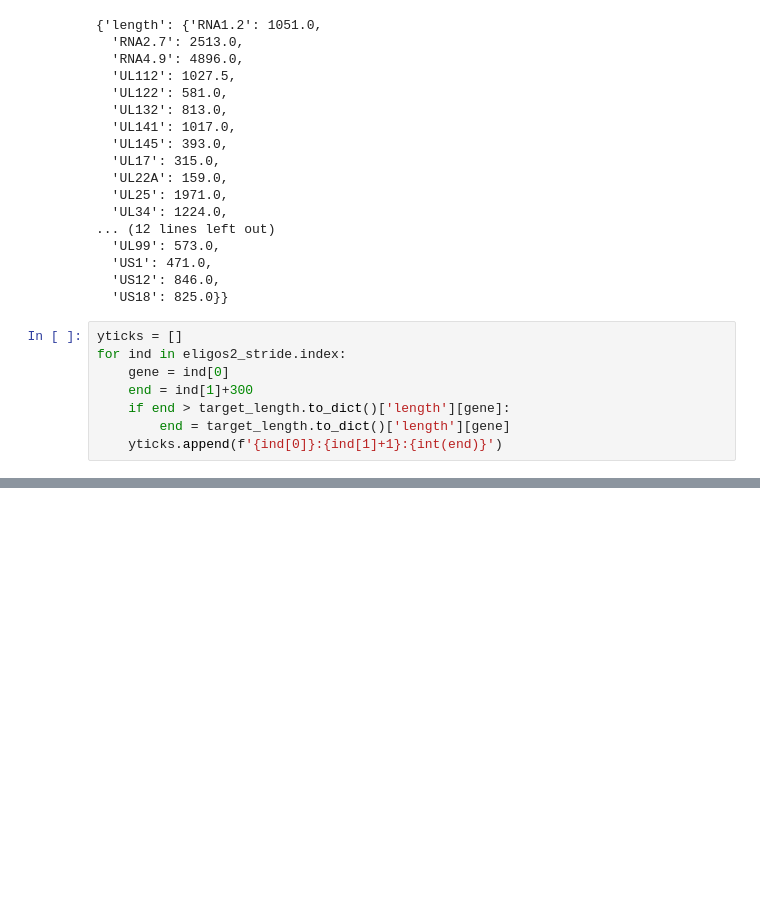
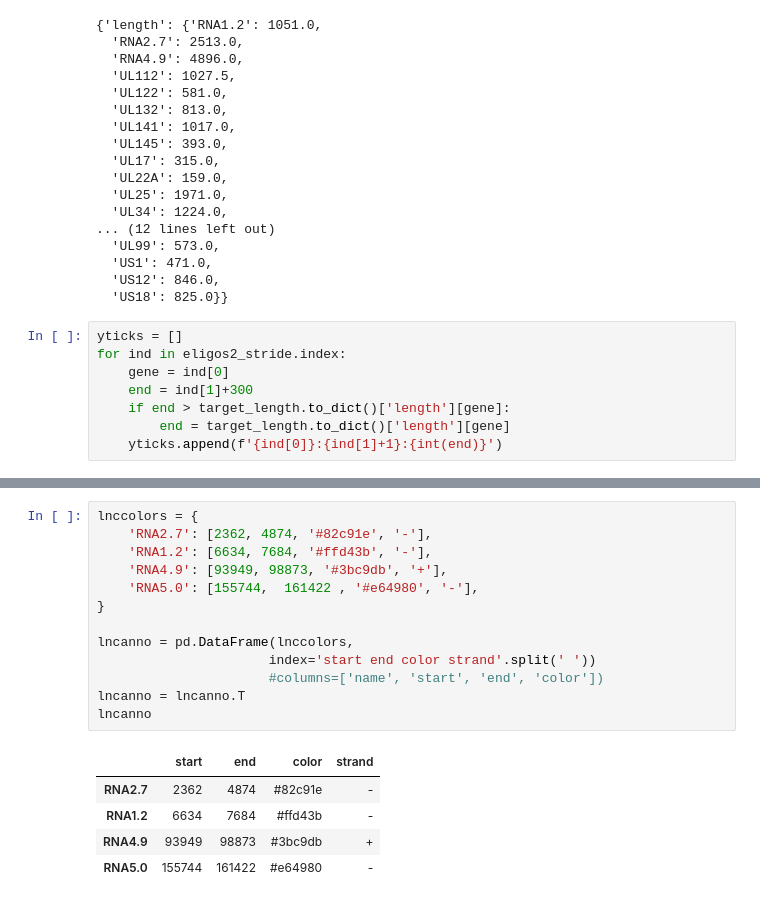
Before and after one commit to ChangLabSNU/hcmv_lnc_modi, a Jupyter notebook: figure_note/Figure_modi.ipynb, the cells around one changed output, grey strips where cells are left out. Saved outputs shown, nothing was run; the diff lists cells and outputs as text; blank space fills up the shorter version.

```diff
--- a/figure_note/Figure_modi.ipynb
+++ b/figure_note/Figure_modi.ipynb
@@ -293,0 +303,19 @@ for ind in eligos2_stride.index:
+# %%
+lnccolors = {
+    'RNA2.7': [2362, 4874, '#82c91e', '-'],
+    'RNA1.2': [6634, 7684, '#ffd43b', '-'],
+    'RNA4.9': [93949, 98873, '#3bc9db', '+'],
+    'RNA5.0': [155744,  161422 , '#e64980', '-'],
+}
+
+lncanno = pd.DataFrame(lnccolors,
+                      index='start end color strand'.split(' '))
+                      #columns=['name', 'start', 'end', 'color'])
+lncanno = lncanno.T
+lncanno
+# %% [output]
+|  | start | end | color | strand |
+| RNA2.7 | 2362 | 4874 | #82c91e | - |
+| RNA1.2 | 6634 | 7684 | #ffd43b | - |
+| RNA4.9 | 93949 | 98873 | #3bc9db | + |
+| RNA5.0 | 155744 | 161422 | #e64980 | - |
```
Also changed, not shown: parts of 2 cells of this notebook.
